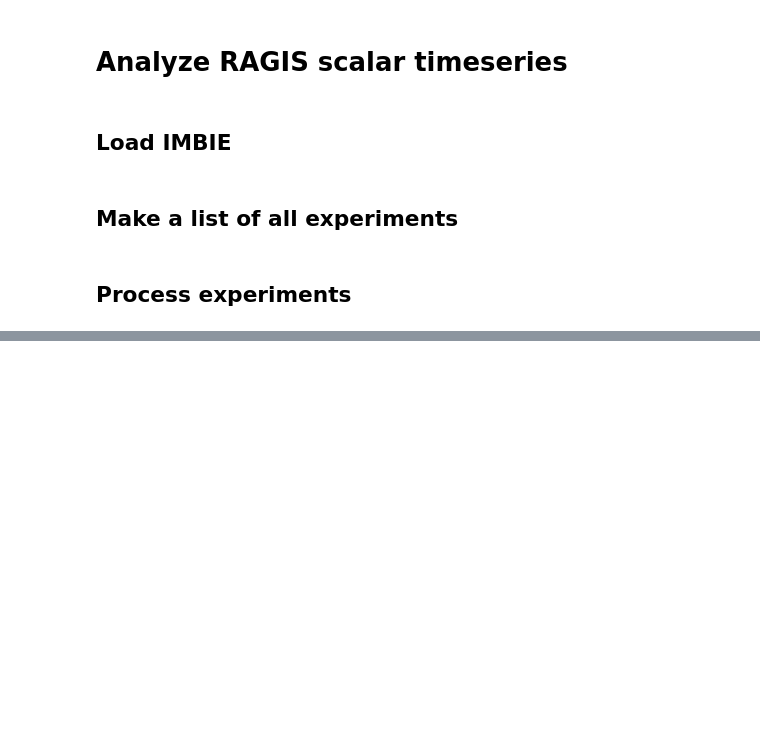
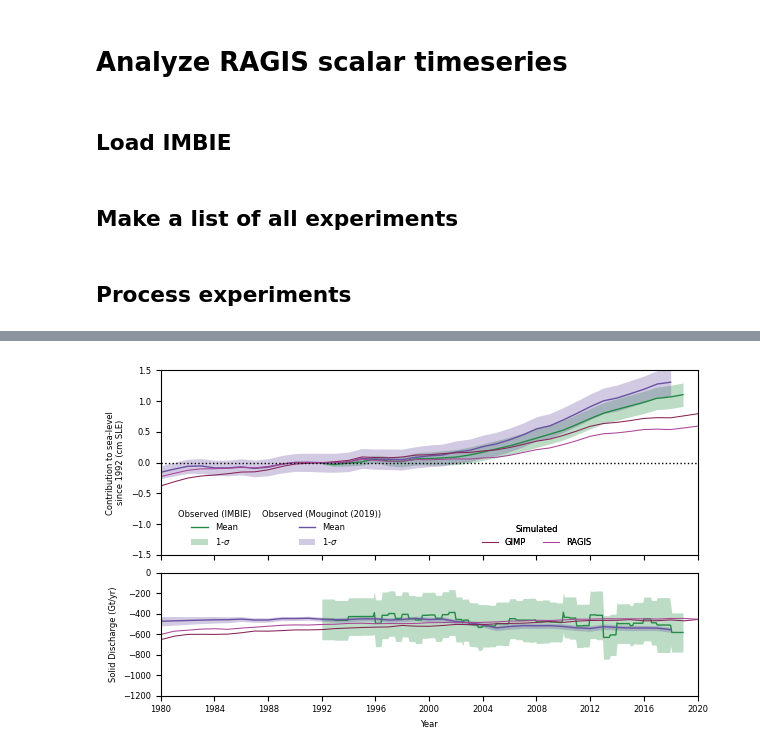
Before and after one commit to pism/pism-ragis, a Jupyter notebook: notebooks/analyze_scalars.ipynb, the cells around one changed output, grey strips where cells are left out. Cells and saved outputs as stored; diff of their text form; code cells hidden in the pictures; blank space fills up the shorter version.

Commit message:
work on plotting

```diff
--- a/notebooks/analyze_scalars.ipynb
+++ b/notebooks/analyze_scalars.ipynb
@@ -167,0 +106,63 @@ fig.savefig("ragis-comp_scalar.pdf")
+# %%
+plt.rc('font', size=6)
+plt.style.use("tableau-colorblind10")
+
+fig, axs = plt.subplots(nrows=2, ncols=1, sharex="col", figsize=(6.2, 3.8), height_ratios=[3, 2])
+fig.subplots_adjust(wspace=-0.5, hspace=-0.5)
+
+for obs, o, obs_color, obs_loc  in zip([imbie, mou], ["IMBIE", "Mouginot (2019)"],
+                                       [imbie_color, mou_color], [(0.1, 0.0), (0.3, 0.0)]):
+    obs_ci = axs[0].fill_between(obs["Date"],
+                    (obs[mass_varname] + sigma * obs[mass_uncertainty_varname]),
+                    (obs[mass_varname] - sigma * obs[mass_uncertainty_varname]),
+                    ls="solid", color=obs_color, lw=0, alpha=0.30, label="1-$\sigma$")
+    axs[1].fill_between(obs["Date"],
+                    (obs[discharge_varname] + sigma * obs[discharge_uncertainty_varname]),
+                    (obs[discharge_varname] - sigma * obs[discharge_uncertainty_varname]),
+                    ls="solid", color=obs_color, lw=0, alpha=0.30)
+    obs_line = axs[0].plot(obs["Date"], obs[mass_varname], color=obs_color, lw=1, label="Mean")
+    axs[1].plot(obs["Date"], obs[discharge_varname], color=obs_color, lw=1)
+
+    legend_obs = axs[0].legend(handles=[obs_line[0], obs_ci], loc="lower center", bbox_to_anchor=obs_loc,
+                               title=f"Observed ({o})")
+    legend_obs.get_frame().set_linewidth(0.0)
+    legend_obs.get_frame().set_alpha(0.0)
+    axs[0].add_artist(legend_obs)
+
+
+sim_handles = []
+sim_labels = []
+for k, exp in enumerate(exp_dfs):
+    sim_label = list(sims.keys())[k]
+    sim_handle = axs[0].plot(exp["time"], exp[mass_varname], color=sim_colors[k], alpha=1.0, lw=0.75)
+    axs[1].plot(exp["time"], exp[discharge_varname], color=sim_colors[k], alpha=1.0, lw=0.75)
+    sim_handles.append(sim_handle[0])
+    sim_labels.append(sim_label)
+
+
+fig.set_facecolor(bg_color)
+for ax in axs:
+    ax.set_facecolor(bg_color)
+fig.set_facecolor(bg_color)
+
+axs[0].axhline(0, color="k", ls="dotted", lw=1.0)
+axs[0].set_xlabel("")
+axs[0].set_ylabel("Contribution to sea-level\nsince 1992 (cm SLE)")
+axs[-1].set_xlabel("Year")
+axs[1].set_ylabel("Solid Discharge (Gt/yr)")
+axs[0].set_xlim(pd.to_datetime("1980-1-1"), pd.to_datetime("2020-1-1"))
+axs[0].set_ylim(-1.5, 1.5)
+axs[1].set_ylim(-1200, 0)
+
+
+legend_sim = axs[0].legend(handles=sim_handles, labels=sim_labels, loc="lower center", bbox_to_anchor=(0.7, 0.0),
+                           ncols=2, title="Simulated")
+legend_sim.get_frame().set_linewidth(0.0)
+legend_sim.get_frame().set_alpha(0.0)
+axs[0].add_artist(legend_sim)
+
+fig.tight_layout()
+fig.savefig("ragis-comp_scalar.pdf")
+!open ragis-comp_scalar.pdf
+# %% [output]
+[figure, added]
```
Also changed, not shown: parts of 4 cells of this notebook.
